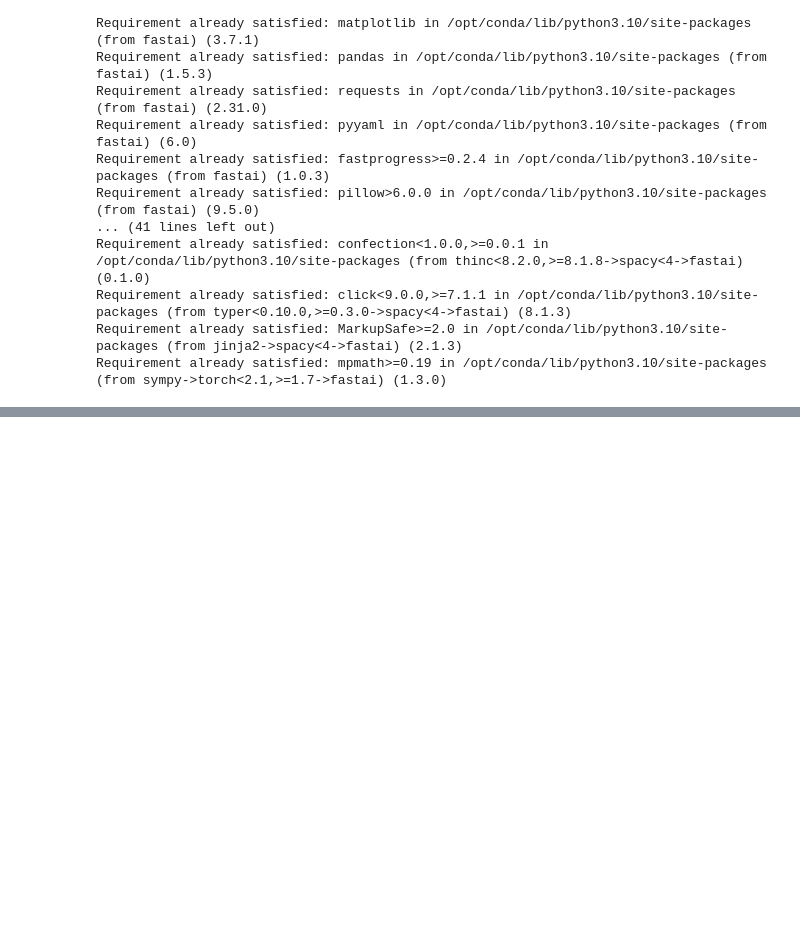
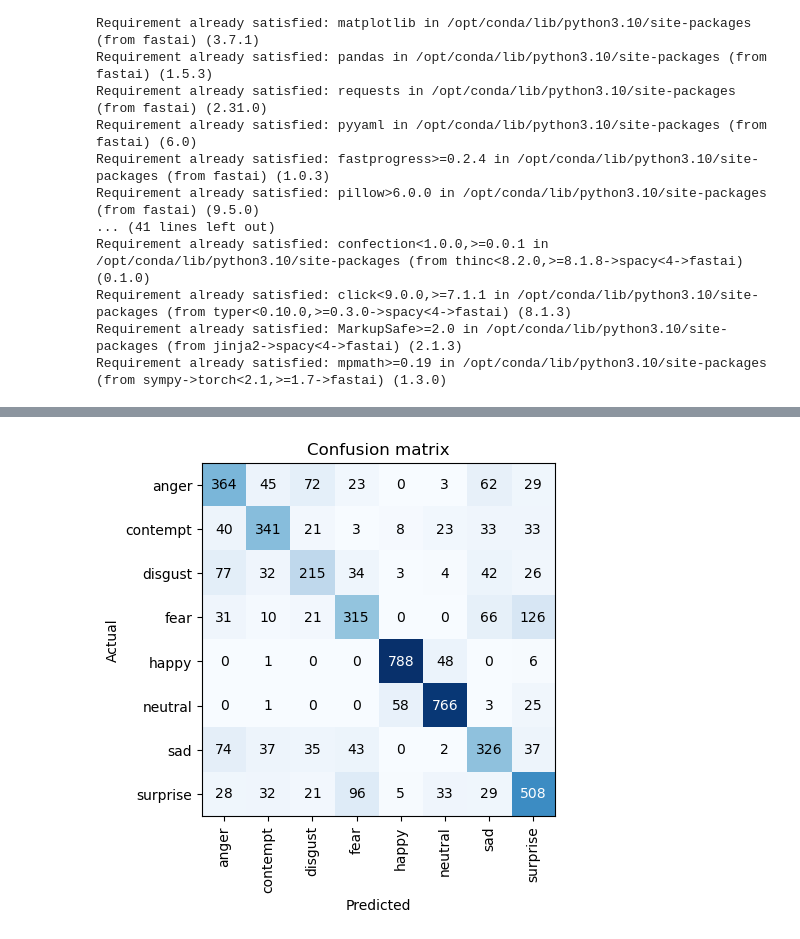
Before and after one commit to arielbk/facial-expressions, a Jupyter notebook: facial-recognition.ipynb, the cells around one changed output, grey strips where cells are left out. Cells and saved outputs as stored; diff of their text form; code cells hidden in the pictures; blank space fills up the shorter version.

```diff
--- a/facial-recognition.ipynb
+++ b/facial-recognition.ipynb
@@ -86,0 +93,4 @@ learn.show_results() # check the results
+# %%
+interp = ClassificationInterpretation.from_learner(learn)
+interp.plot_confusion_matrix()
+# %% [output]
@@ -86,0 +99 @@ learn.show_results() # check the results
+[figure, added]
```
Also changed, not shown: parts of 9 cells of this notebook.
